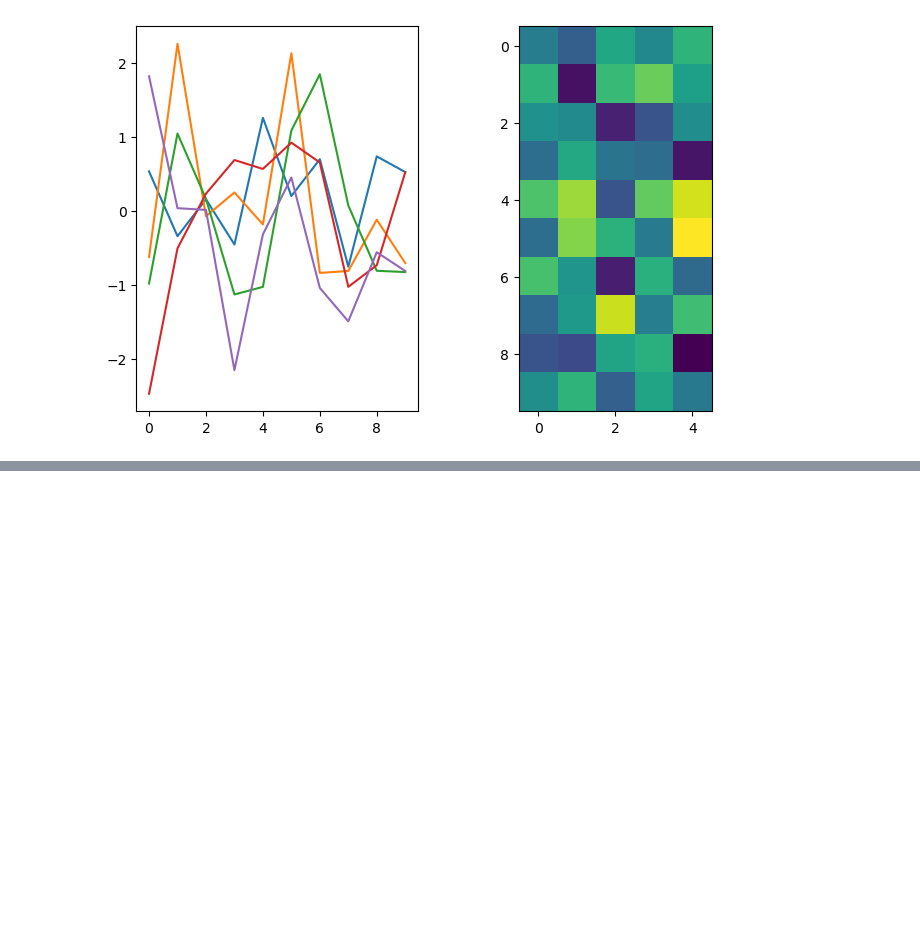
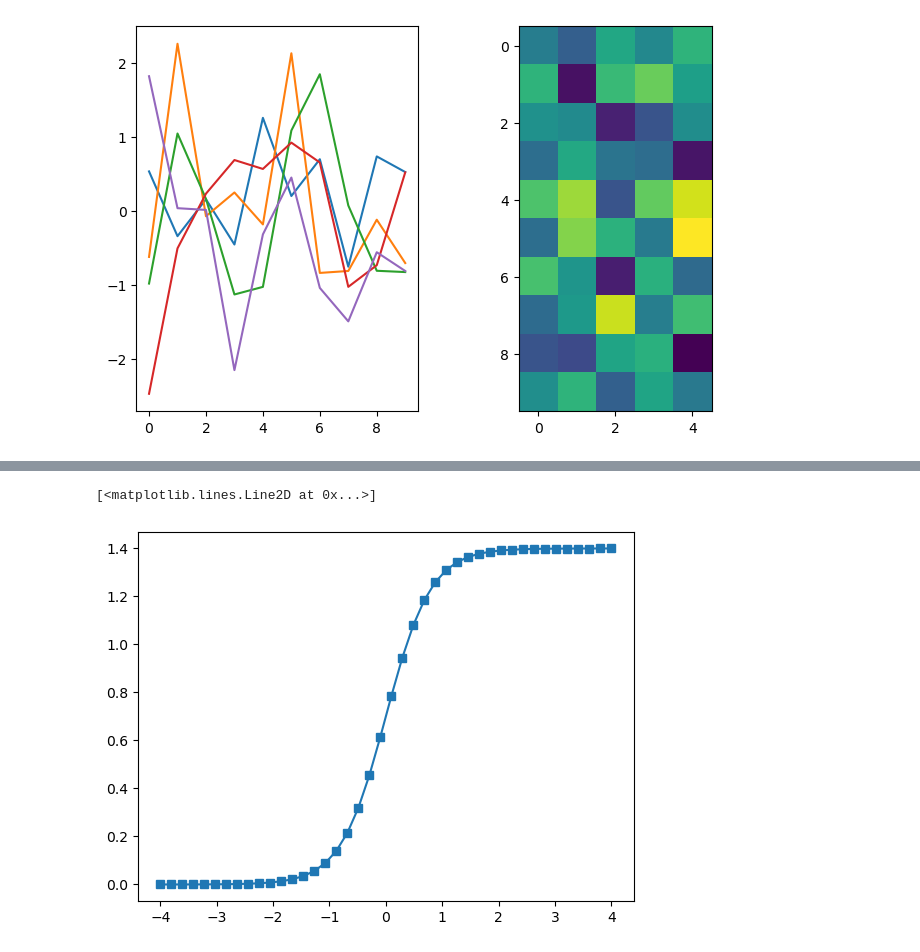
Before and after one commit to refigo/mathematics-vault, a Jupyter notebook: Linear_Algebra/linarg4ds/python_tutorial/python_tutorial.ipynb, the cells around one changed output, grey strips where cells are left out. Cells and saved outputs as stored; diff of their text form; code cells hidden in the pictures; blank space fills up the shorter version.

```diff
--- a/Linear_Algebra/linarg4ds/python_tutorial/python_tutorial.ipynb
+++ b/Linear_Algebra/linarg4ds/python_tutorial/python_tutorial.ipynb
@@ -144,0 +166,12 @@ axs[1].imshow(np.random.randn(10,5)) # 3) image plot on the right
+# %%
+x = np.linspace(-4,4,42)
+alpha = 1.4
+beta = 2.5
+
+num = alpha # numerator
+den = 1 + np.exp(-beta*x) # denominator
+fx = num / den
+plt.plot(x,fx,'s-')
+# %% [output]
+[<matplotlib.lines.Line2D at 0x...>]
+[figure, added]
```
Also changed, not shown: parts of 5 cells of this notebook.
